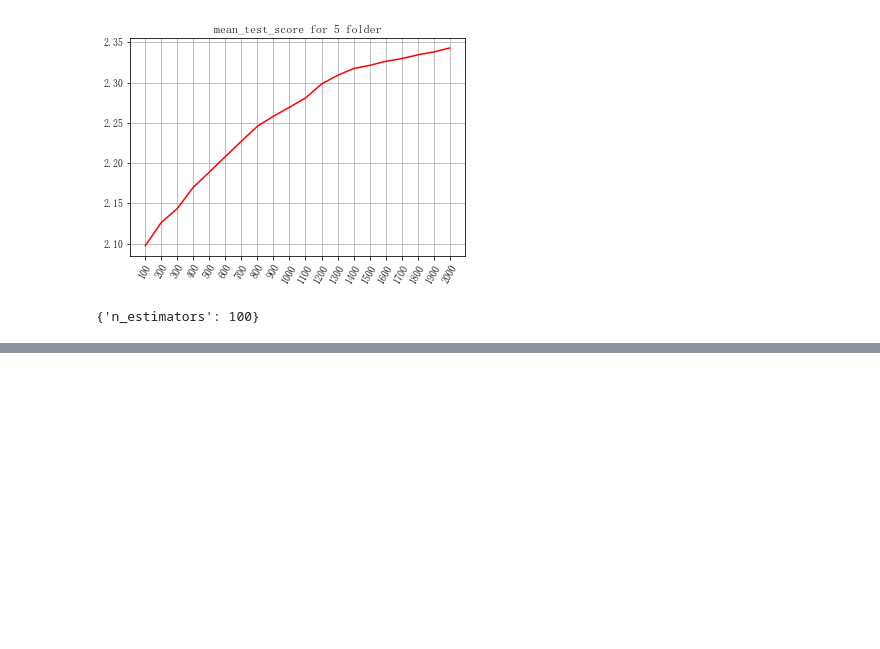
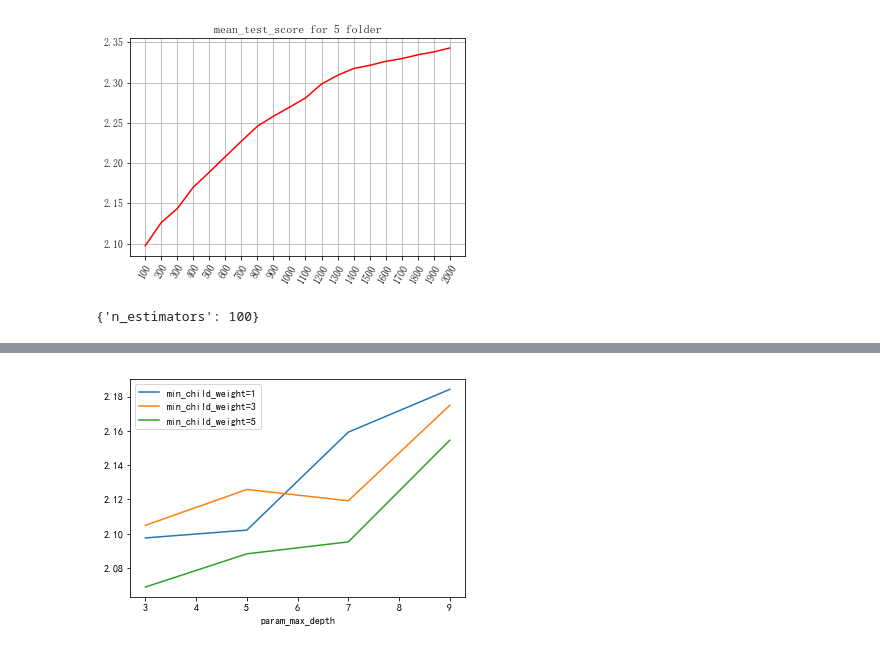
Before and after one commit to dapaohou/-, a Jupyter notebook: src/feature project.ipynb, the cells around one changed output, grey strips where cells are left out. Cells and saved outputs as stored; diff of their text form; code cells hidden in the pictures; blank space fills up the shorter version.

```diff
--- a/src/feature project.ipynb
+++ b/src/feature project.ipynb
@@ -343,0 +360,9 @@ grid_cv.best_params_
+# %%
+# 分成三列来画
+df_plot = pd.DataFrame()
+for weight in [1,3,5]:
+    df1 = cv_result[cv_result['param_min_child_weight']==weight]
+    df1.index = df1.param_max_depth
+    df1 = -df1['mean_test_score']
+    df_plot['min_child_weight=' + str(weight)] = df1
+df_plot
@@ -343,0 +376,5 @@ grid_cv.best_params_
+# %%
+df_plot.plot()
+plt.show()
+# %% [output]
+[figure, added]
```
Also changed, not shown: parts of 20 cells of this notebook, 8 other files.
